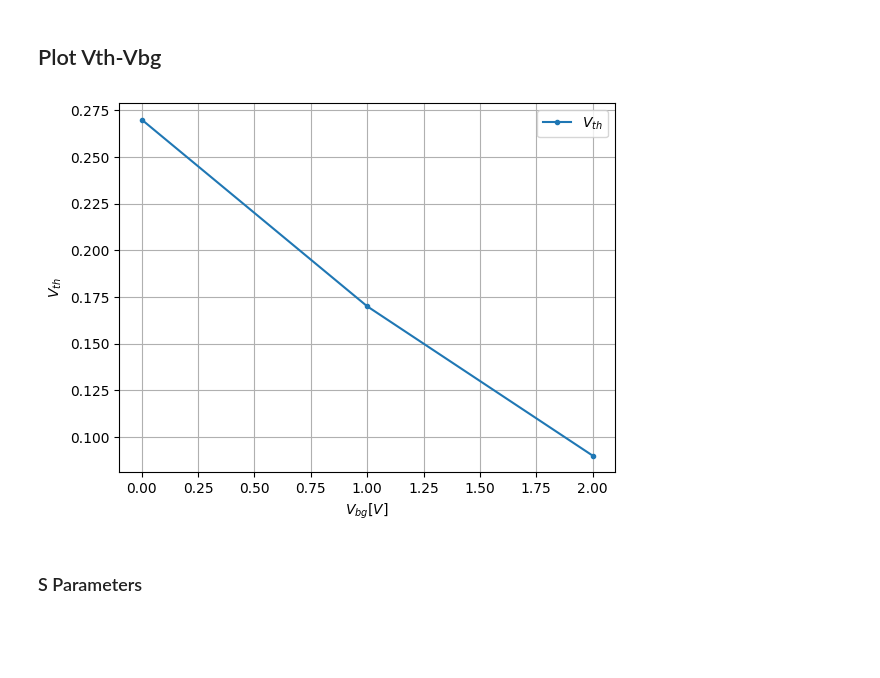
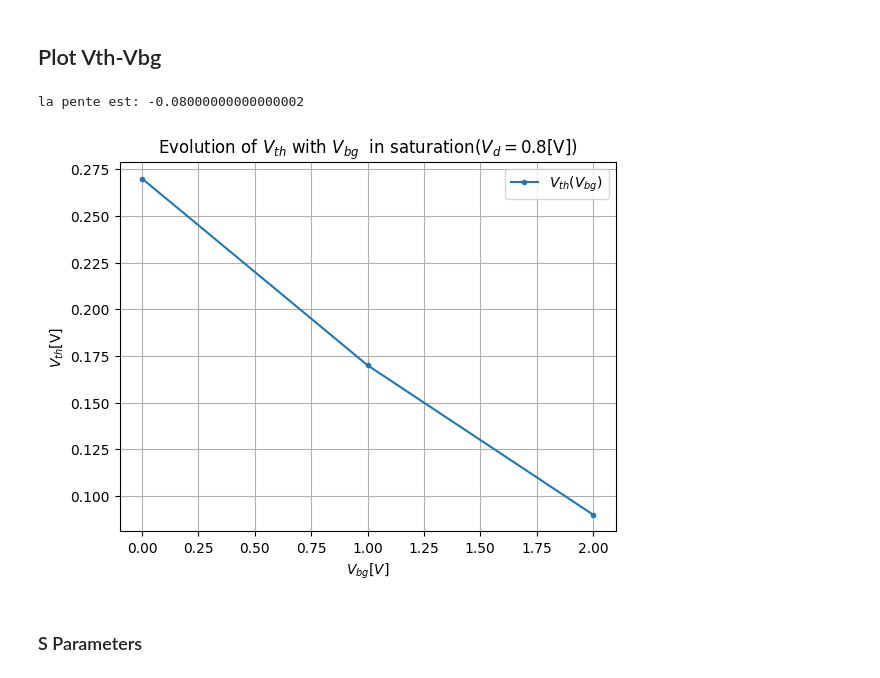
Before and after one commit to nonoswagman/LELEC2541, a Jupyter notebook: ExtractParameters_new_plot.ipynb, the cells around one changed output. Saved outputs shown, nothing was run; the diff lists cells and outputs as text; code cells hidden in the pictures; blank space fills up the shorter version.

Commit message:
new_plot for report and slide

```diff
--- a/ExtractParameters_new_plot.ipynb
+++ b/ExtractParameters_new_plot.ipynb
@@ -179,19 +179,25 @@ Vth= 0.27
 # %%
 
 Vth0=extract_vth( vbg0,0, 1 , 0,False)
 Vth1=extract_vth( vbg1,0, 1 , 0,False)
 Vth2=extract_vth( vbg2,0, 1 , 0,False)
+
 Vbg_vec=[0,1,2]
 Vth_vec=[Vth0,Vth1,Vth2]
-plt.plot(Vbg_vec, Vth_vec,".-",label="$V_{th}$")
+print("la pente est:", (Vth2-Vth1)/(1))
+plt.plot(Vbg_vec, Vth_vec,".-",label="$V_{th}(V_{bg})$")
 
 plt.xlabel('$V_{bg}[V]$')
-plt.ylabel("$V_{th}$")
+plt.ylabel("$V_{th}$[V]")
+plt.title("Evolution of $V_{th}$ with $V_{bg}$  in saturation($V_d=0.8$[V])")
 plt.grid(True)
 plt.legend(loc='best')
+plt.savefig("VthVbg.pdf")
+plt.savefig("VthVbg.png")
 plt.show()
 # %% [output]
+la pente est: -0.08000000000000002
-[figure, old version]
+[figure, new version]
 # %% [markdown]
 ### S Parameters
 # %%
```
Also changed, not shown: parts of 12 cells of this notebook, 1 other file.
